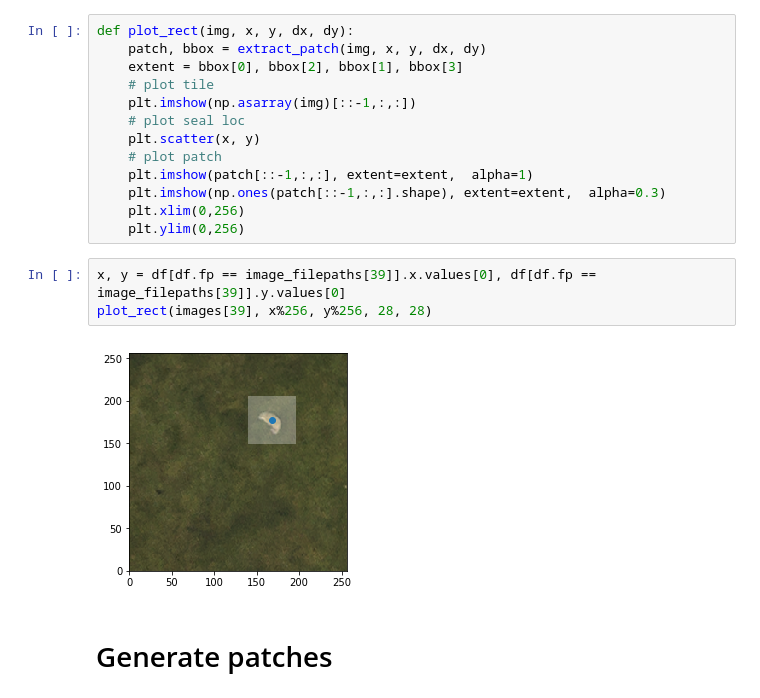
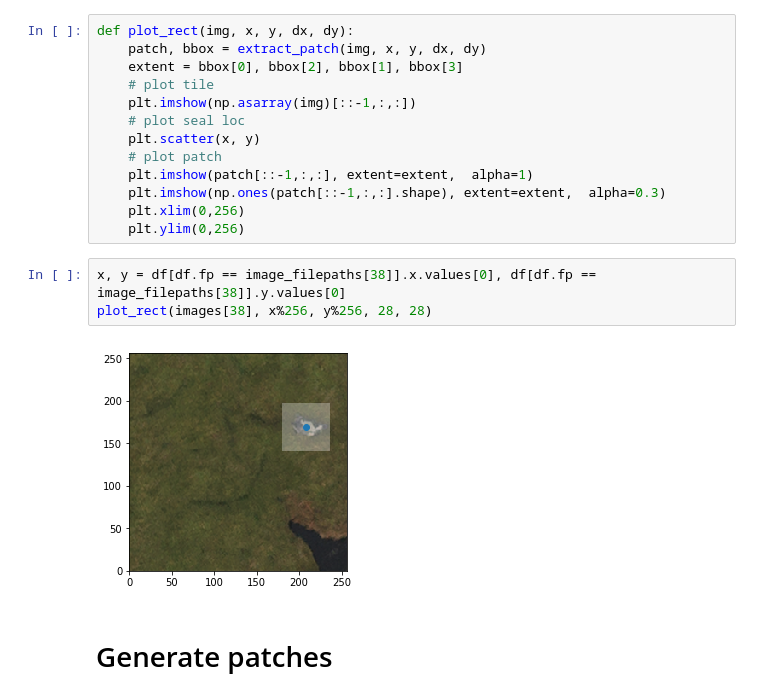
Before and after one commit to alex-schaaf/savewally, a Jupyter notebook: master.ipynb, the cells around one changed output. Cells and saved outputs as stored; diff of their text form.

```diff
--- a/master.ipynb
+++ b/master.ipynb
@@ -50,10 +50,10 @@ def plot_rect(img, x, y, dx, dy):
     plt.xlim(0,256)
     plt.ylim(0,256)
 # %%
-x, y = df[df.fp == image_filepaths[39]].x.values[0], df[df.fp == image_filepaths[39]].y.values[0]
-plot_rect(images[39], x%256, y%256, 28, 28)
+x, y = df[df.fp == image_filepaths[38]].x.values[0], df[df.fp == image_filepaths[38]].y.values[0]
+plot_rect(images[38], x%256, y%256, 28, 28)
 # %% [output]
-[figure, old version]
+[figure, new version]
 # %% [markdown]
 # Generate patches
 # %%
```
Also changed, not shown: parts of 57 cells of this notebook, 3 other files.
